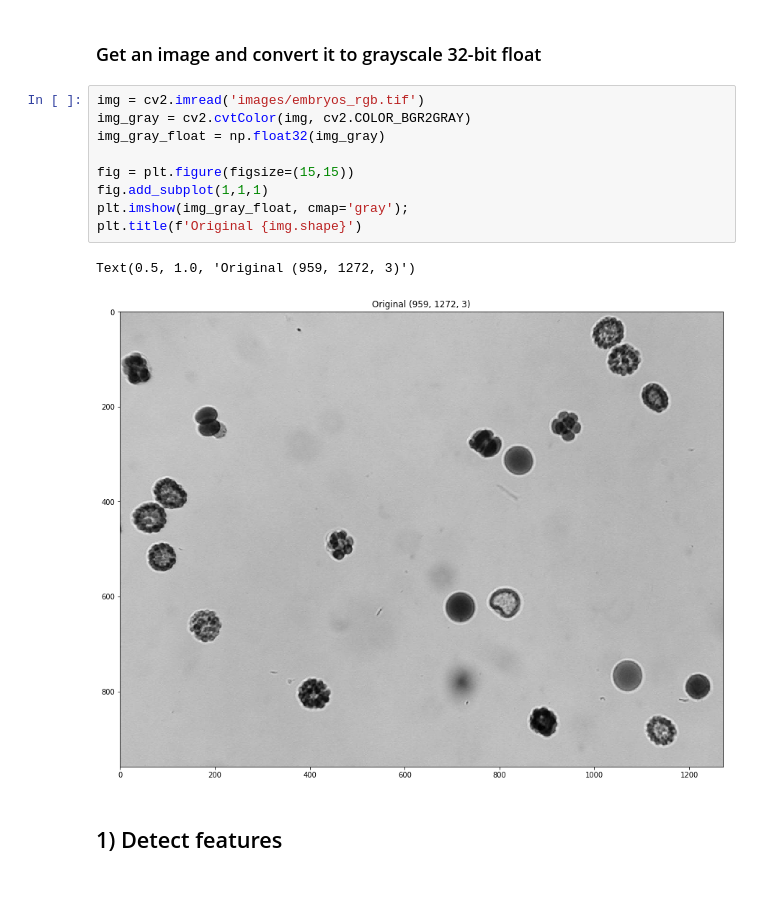
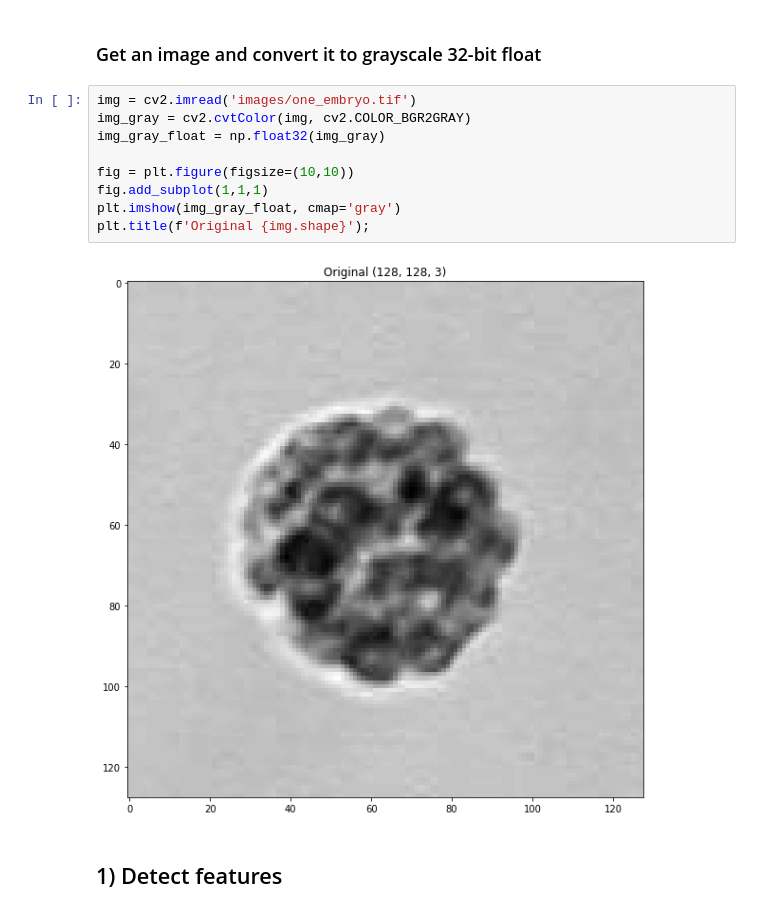
Before and after one commit to UniversalBuilder/Python-and-Microscopy, a Jupyter notebook: Features, detectors and descriptors in OpenCV.ipynb, the cells around one changed output. Drawn from its saved outputs; the diff is of its cells as text.

Commit message:
Changed example image for clarity

```diff
--- a/Features, detectors and descriptors in OpenCV.ipynb
+++ b/Features, detectors and descriptors in OpenCV.ipynb
@@ -7,17 +7,16 @@ import matplotlib.pyplot as plt
 # %% [markdown]
 ### Get an image and convert it to grayscale 32-bit float
 # %%
-img = cv2.imread('images/embryos_rgb.tif')
+img = cv2.imread('images/one_embryo.tif')
 img_gray = cv2.cvtColor(img, cv2.COLOR_BGR2GRAY)
 img_gray_float = np.float32(img_gray)
 
-fig = plt.figure(figsize=(15,15))
+fig = plt.figure(figsize=(10,10))
 fig.add_subplot(1,1,1)
-plt.imshow(img_gray_float, cmap='gray');
-plt.title(f'Original {img.shape}')
+plt.imshow(img_gray_float, cmap='gray')
+plt.title(f'Original {img.shape}');
 # %% [output]
-Text(0.5, 1.0, 'Original (959, 1272, 3)')
-[figure, old version]
+[figure, new version]
 # %% [markdown]
 ## 1) Detect features
 # %% [markdown]
```
Also changed, not shown: parts of 4 cells of this notebook, 1 other file.
